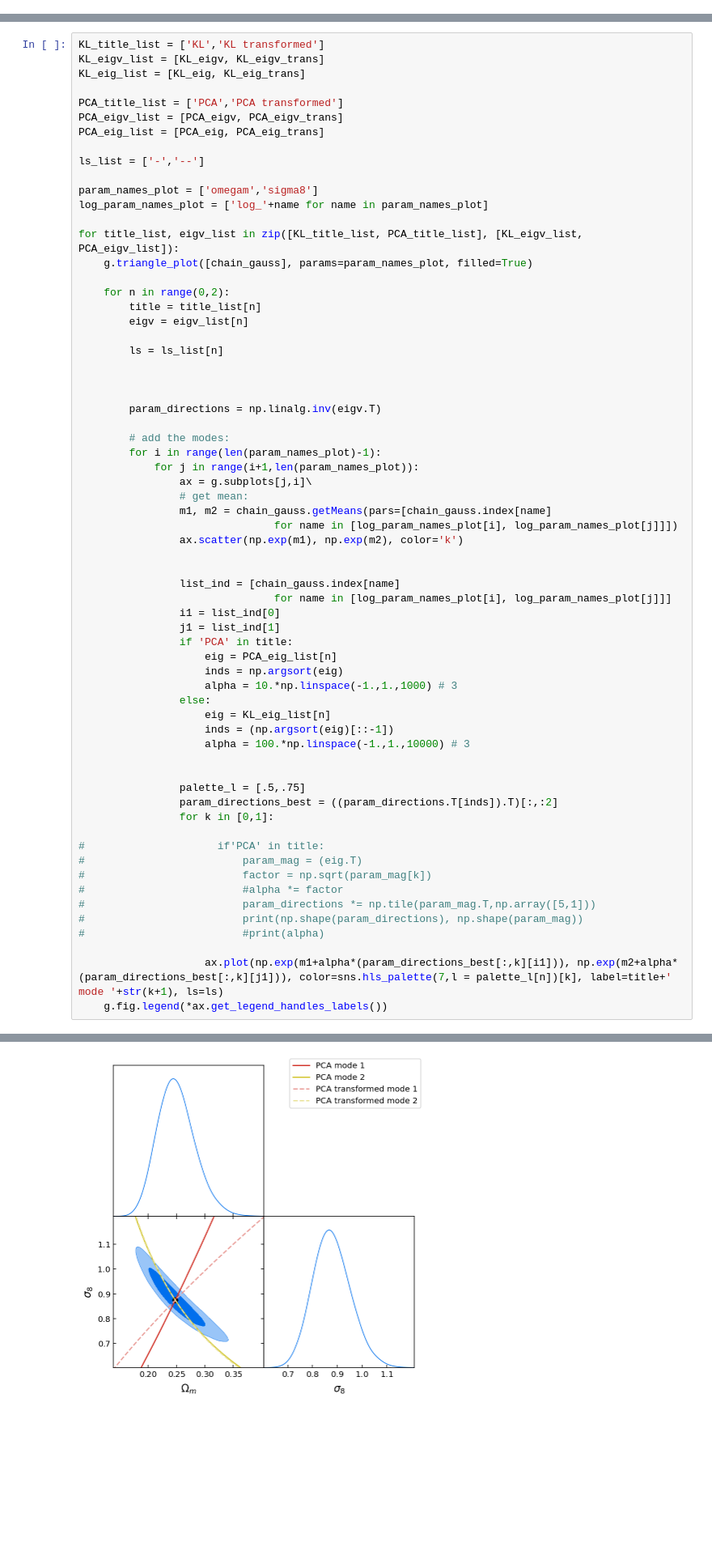
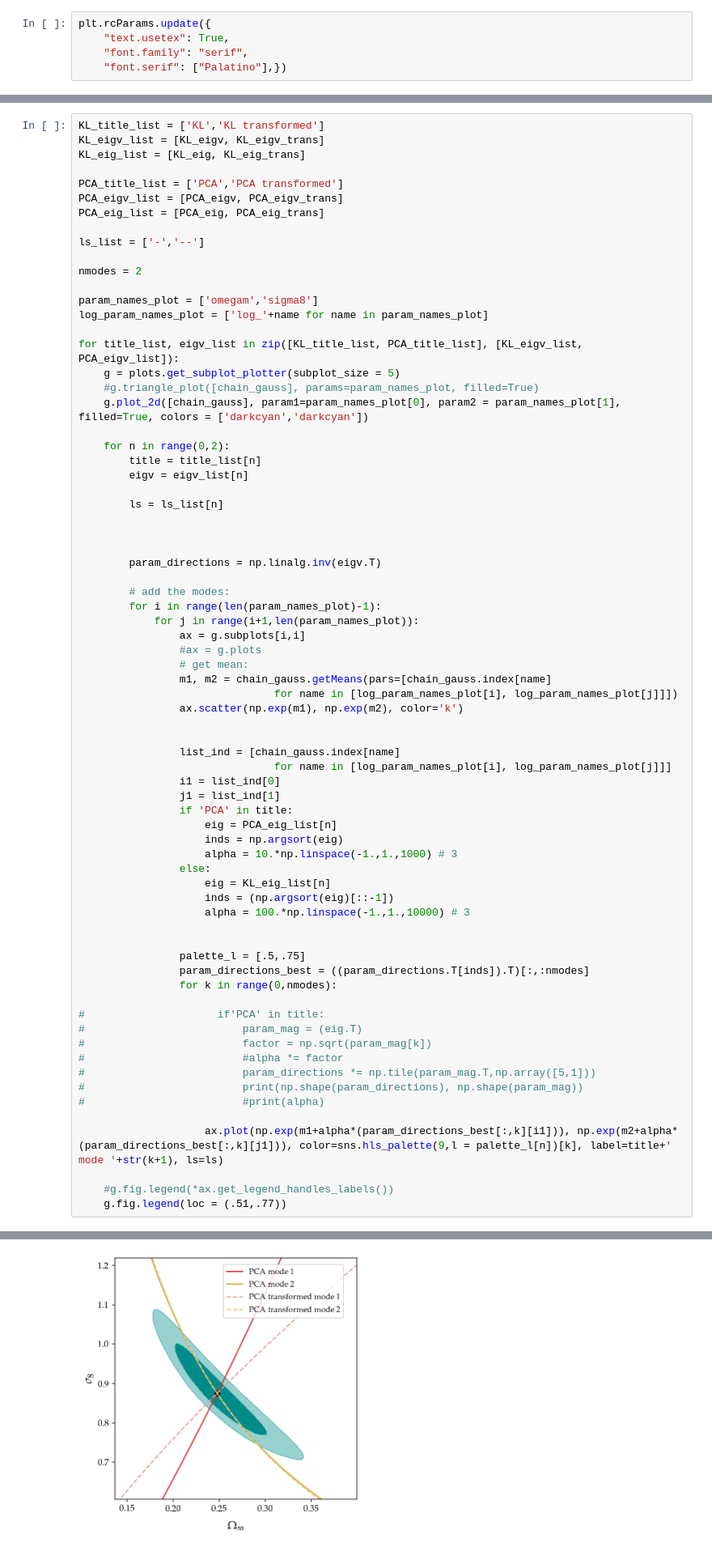
Before and after one commit to tdacunha/CosmoResearch, a Jupyter notebook: Gaussian_measured_parameters.ipynb, the cells around one changed output, grey strips where cells are left out. Shown at 81% size. Cells and saved outputs as stored; diff of their text form; blank space fills up the shorter version.

```diff
--- a/Gaussian_measured_parameters.ipynb
+++ b/Gaussian_measured_parameters.ipynb
@@ -29,3 +30,8 @@ Could not import tensorflow or tensorflow_probability:  No module named 'tensorf
+# %%
+plt.rcParams.update({
+    "text.usetex": True,
+    "font.family": "serif",
+    "font.serif": ["Palatino"],})
 # %%
 # load the chains (remove no burn in since the example chains have already been cleaned):
 chains_dir = here+'/tensiometer/test_chains/'
@@ -198,11 +204,15 @@ PCA_eig_list = [PCA_eig, PCA_eig_trans]
 
 ls_list = ['-','--']
 
+nmodes = 2
+
 param_names_plot = ['omegam','sigma8']
 log_param_names_plot = ['log_'+name for name in param_names_plot]
 
 for title_list, eigv_list in zip([KL_title_list, PCA_title_list], [KL_eigv_list, PCA_eigv_list]):
-    g.triangle_plot([chain_gauss], params=param_names_plot, filled=True)
+    g = plots.get_subplot_plotter(subplot_size = 5)
+    #g.triangle_plot([chain_gauss], params=param_names_plot, filled=True)
+    g.plot_2d([chain_gauss], param1=param_names_plot[0], param2 = param_names_plot[1], filled=True, colors = ['darkcyan','darkcyan'])
 
     for n in range(0,2):
         title = title_list[n]
@@ -217,7 +227,8 @@ for title_list, eigv_list in zip([KL_title_list, PCA_title_list], [KL_eigv_list,
         # add the modes:
         for i in range(len(param_names_plot)-1):
             for j in range(i+1,len(param_names_plot)):
-                ax = g.subplots[j,i]\
+                ax = g.subplots[i,i]
+                #ax = g.plots
                 # get mean:
                 m1, m2 = chain_gauss.getMeans(pars=[chain_gauss.index[name]
                                for name in [log_param_names_plot[i], log_param_names_plot[j]]])
@@ -239,8 +250,8 @@ for title_list, eigv_list in zip([KL_title_list, PCA_title_list], [KL_eigv_list,
 
 
                 palette_l = [.5,.75]
-                param_directions_best = ((param_directions.T[inds]).T)[:,:2]
-                for k in [0,1]:
+                param_directions_best = ((param_directions.T[inds]).T)[:,:nmodes]
+                for k in range(0,nmodes):
 
 #                     if'PCA' in title:
 #                         param_mag = (eig.T)
@@ -250,6 +261,8 @@ for title_list, eigv_list in zip([KL_title_list, PCA_title_list], [KL_eigv_list,
 #                         print(np.shape(param_directions), np.shape(param_mag))
 #                         #print(alpha)
 
-                    ax.plot(np.exp(m1+alpha*(param_directions_best[:,k][i1])), np.exp(m2+alpha*(param_directions_best[:,k][j1])), color=sns.hls_palette(7,l = palette_l[n])[k], label=title+' mode '+str(k+1), ls=ls)
-    g.fig.legend(*ax.get_legend_handles_labels())
+                    ax.plot(np.exp(m1+alpha*(param_directions_best[:,k][i1])), np.exp(m2+alpha*(param_directions_best[:,k][j1])), color=sns.hls_palette(9,l = palette_l[n])[k], label=title+' mode '+str(k+1), ls=ls)
+
+    #g.fig.legend(*ax.get_legend_handles_labels())
+    g.fig.legend(loc = (.51,.77))
 # %% [output]
@@ -257,4 +270,4 @@ for title_list, eigv_list in zip([KL_title_list, PCA_title_list], [KL_eigv_list,
-[figure, old version]
+[figure, new version]
 # %% [markdown]
 # Running with Gaussian chains
 # %%
```
Also changed, not shown: parts of 3 cells of this notebook.
